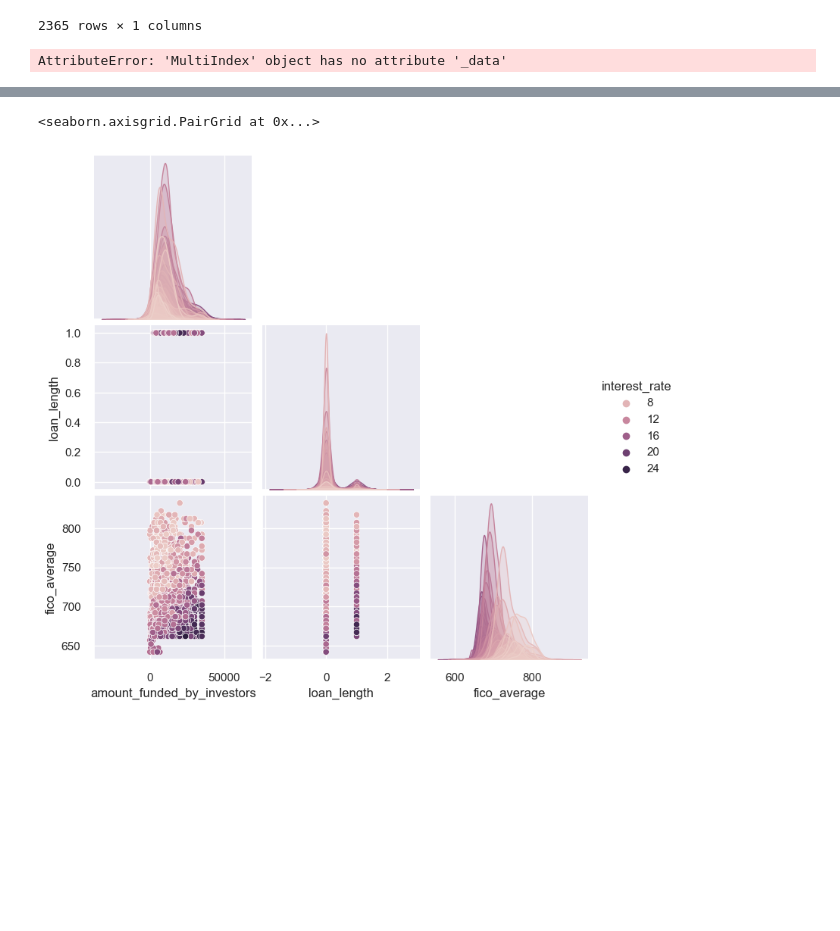
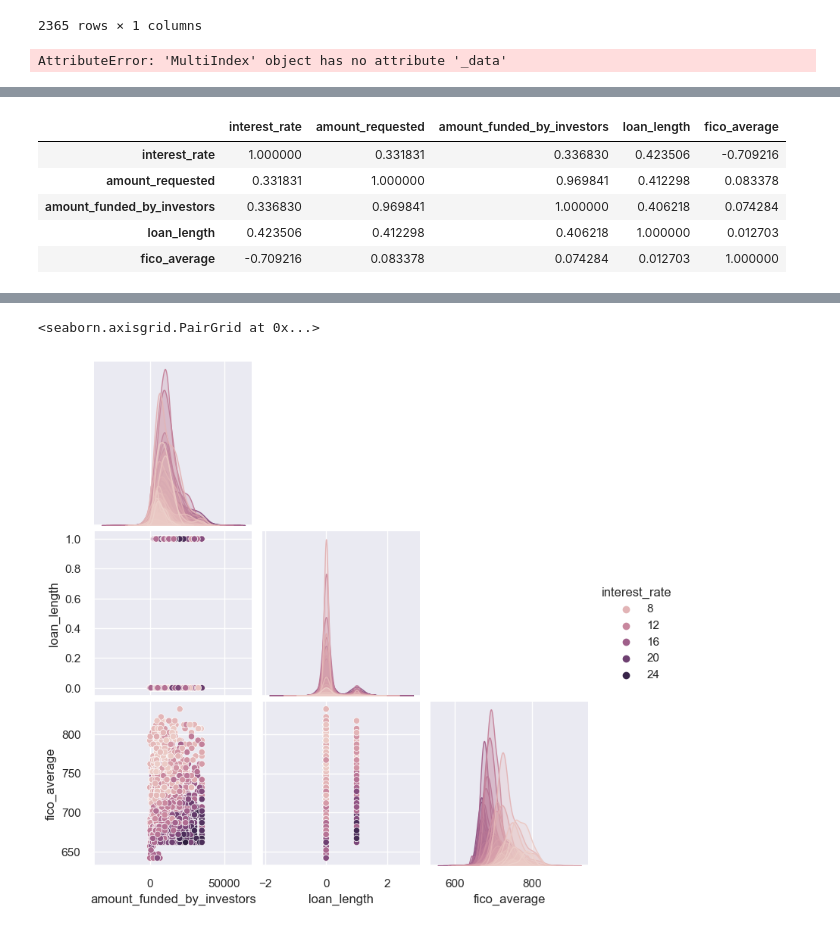
Before and after one commit to DocYoungblood/linear_regression_case_study, a Jupyter notebook: btm.ipynb, the cells around one changed output, grey strips where cells are left out. Drawn from its saved outputs; the diff is of its cells as text; code cells hidden in the pictures; blank space fills up the shorter version.

```diff
--- a/btm.ipynb
+++ b/btm.ipynb
@@ -254,0 +255,9 @@ sns.pairplot(banking,kind='reg', corner=True)
+# %%
+banking.corr()
+# %% [output]
+|  | interest_rate | amount_requested | amount_funded_by_investors | loan_length | fico_average |
+| interest_rate | 1.000000 | 0.331831 | 0.336830 | 0.423506 | -0.709216 |
+| amount_requested | 0.331831 | 1.000000 | 0.969841 | 0.412298 | 0.083378 |
+| amount_funded_by_investors | 0.336830 | 0.969841 | 1.000000 | 0.406218 | 0.074284 |
+| loan_length | 0.423506 | 0.412298 | 0.406218 | 1.000000 | 0.012703 |
+| fico_average | -0.709216 | 0.083378 | 0.074284 | 0.012703 | 1.000000 |
```
Also changed, not shown: parts of 3 cells of this notebook, 1 other file.
